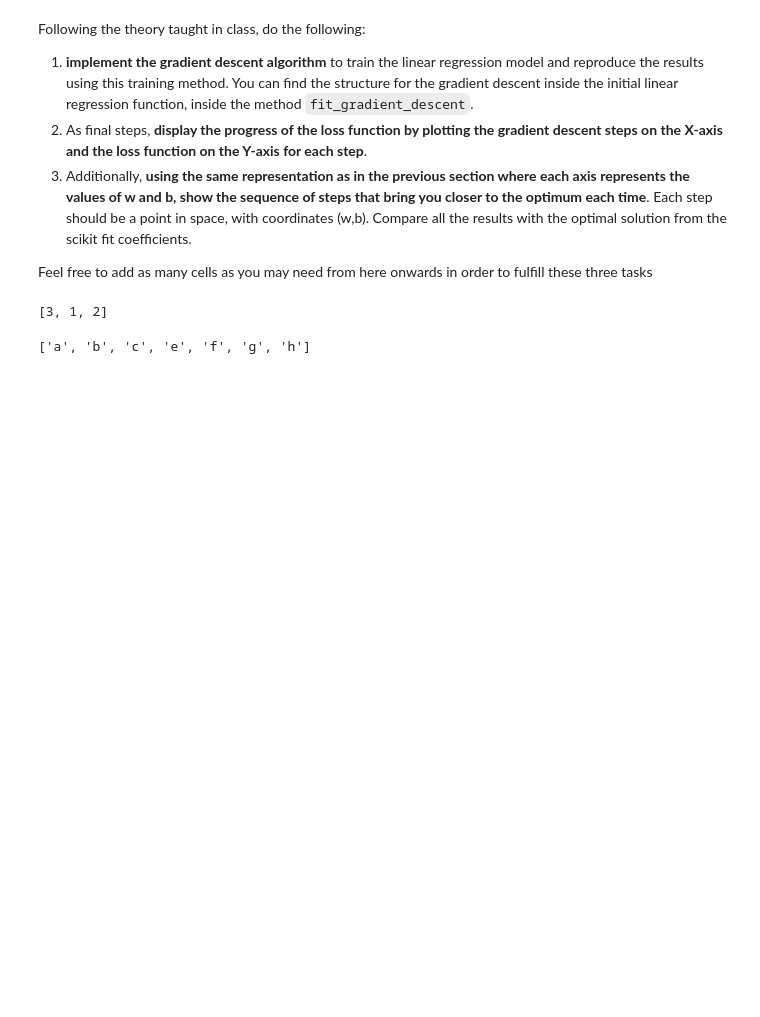
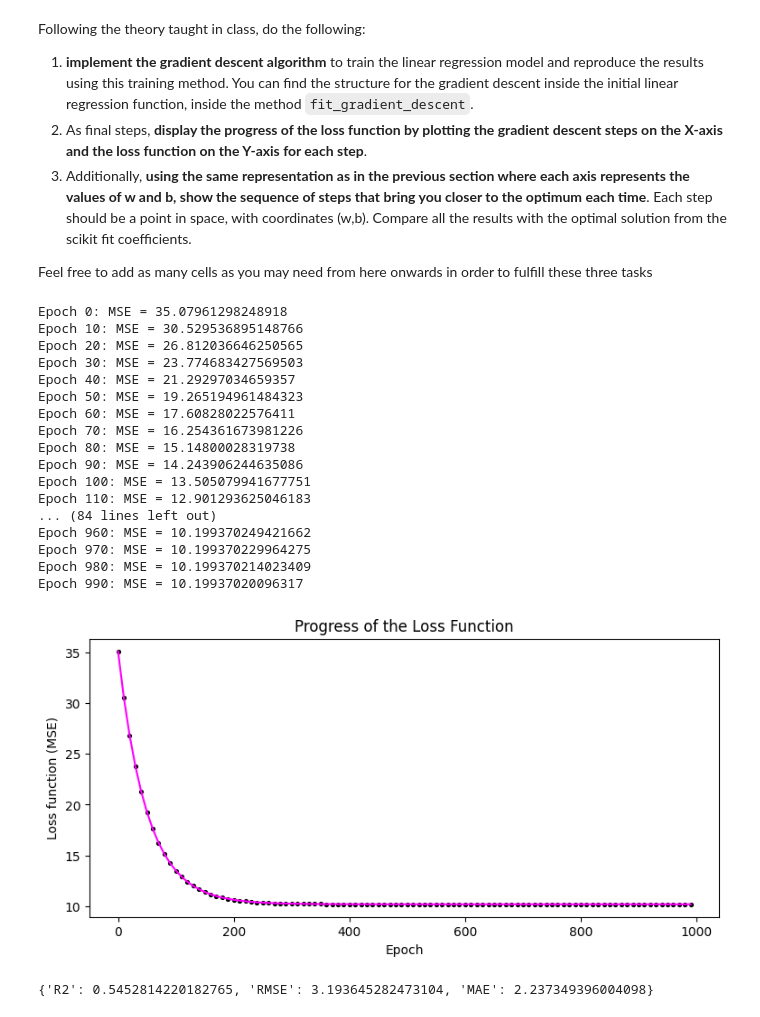
Before and after one commit to ICAI-IMAT-ML/p2-4-palomadiez, a Jupyter notebook: notebook/Lab_2_4_LR2.ipynb, the cells around one changed output. Saved outputs shown, nothing was run; the diff lists cells and outputs as text; code cells hidden in the pictures; blank space fills up the shorter version.

```diff
--- a/notebook/Lab_2_4_LR2.ipynb
+++ b/notebook/Lab_2_4_LR2.ipynb
@@ -331,36 +391,38 @@ Following the theory taught in class, do the following:
 3. Additionally, **using the same representation as in the previous section where each axis represents the values of w and b, show the sequence of steps that bring you closer to the optimum each time**. Each step should be a point in space, with coordinates (w,b). Compare all the results with the optimal solution from the scikit fit coefficients.
 
 Feel free to add as many cells as you may need from here onwards in order to fulfill these three tasks
-# %%
-a = ["a", "b", "c", "d", "e", "f", "g", "h"]
-b = {"a":3, "b":1, "c":2}
-{a.index(w): w for w in a}
-
-from typing import Counter
-
-list(b.values())
-# %% [output]
-[3, 1, 2]
-# %%
-idx=3
-r=4
-target_words = []
-
-if idx<r:
-    for i in a[:idx]:
-        target_words.append(i)
-else:
-    for i in range(-r, 0):
-        target_words.append(a[idx+i])
-
-if len(a)-idx <= r:
-    for i in a[idx+1:]:
-        target_words.append(i)
-else:
-    for i in range(idx+1, idx+r+1):
-        target_words.append(a[i])
-
-
-target_words
-# %% [output]
-['a', 'b', 'c', 'e', 'f', 'g', 'h']
+# %%
+data = pd.read_csv("../data/synthetic_dataset.csv")
+columns = data.columns
+columns = columns.delete(-1)
+# TODO: Obtain inputs and output from data
+X = np.array(data[columns])
+y = np.array(data["Output"])
+# %%
+linreg_gradient = LinearRegressor()
+linreg_gradient.fit(X, y, "gradient_descent")
+# %% [output]
+Epoch 0: MSE = 35.07961298248918
+Epoch 10: MSE = 30.529536895148766
+Epoch 20: MSE = 26.812036646250565
+Epoch 30: MSE = 23.774683427569503
+Epoch 40: MSE = 21.29297034659357
+Epoch 50: MSE = 19.265194961484323
+Epoch 60: MSE = 17.60828022576411
+Epoch 70: MSE = 16.254361673981226
+Epoch 80: MSE = 15.14800028319738
+Epoch 90: MSE = 14.243906244635086
+Epoch 100: MSE = 13.505079941677751
+Epoch 110: MSE = 12.901293625046183
+... (84 lines left out)
+Epoch 960: MSE = 10.199370249421662
+Epoch 970: MSE = 10.199370229964275
+Epoch 980: MSE = 10.199370214023409
+Epoch 990: MSE = 10.19937020096317
+[figure, added]
+# %%
+y_pred_g = linreg_gradient.predict(X)
+evaluation_metrics = evaluate_regression(y, y_pred_g)
+print(evaluation_metrics)
+# %% [output]
+{'R2': 0.5452814220182765, 'RMSE': 3.193645282473104, 'MAE': 2.237349396004098}
```
Also changed, not shown: parts of 21 cells of this notebook, 1 other file.
